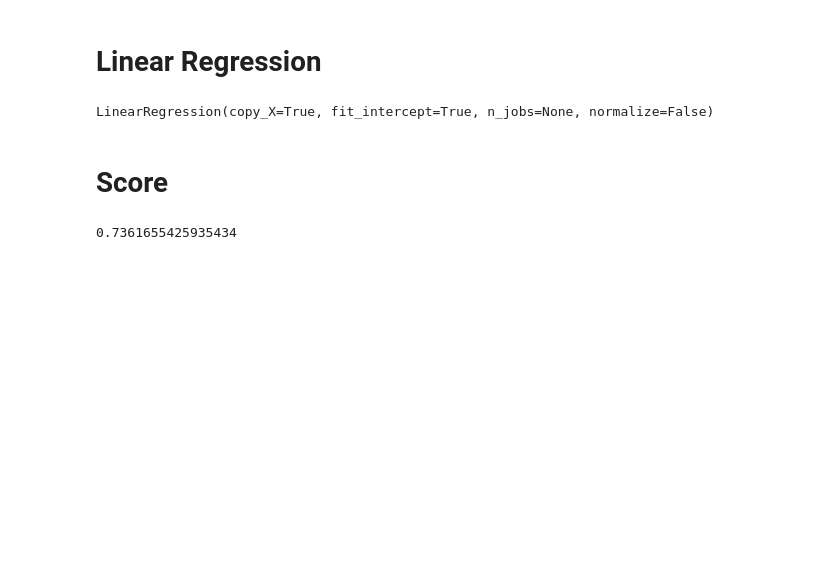
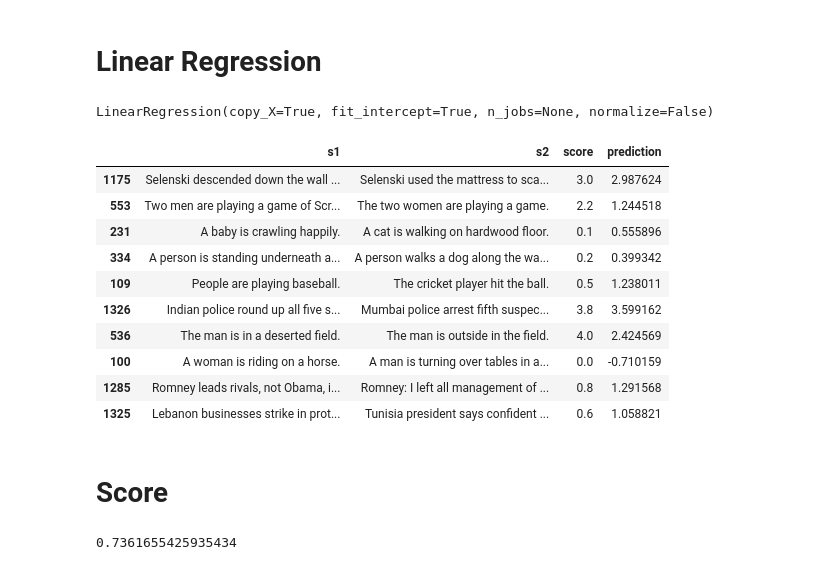
Before and after one commit to Dash400air/Bert_task, a Jupyter notebook: STS_B.ipynb, the cells around one changed output. Drawn from its saved outputs; the diff is of its cells as text; code cells hidden in the pictures; blank space fills up the shorter version.

```diff
--- a/STS_B.ipynb
+++ b/STS_B.ipynb
@@ -152,6 +154,22 @@ lr.fit(X_train, y_train)
 LinearRegression(copy_X=True, fit_intercept=True, n_jobs=None, normalize=False)
 # %%
 pred = lr.predict(X_valid)
+# %%
+valid['prediction'] = pred
+# %%
+valid[['s1', 's2', 'score', 'prediction']].sample(10)
+# %% [output]
+|  | s1 | s2 | score | prediction |
+| 1175 | Selenski descended down the wall ... | Selenski used the mattress to sca... | 3.0 | 2.987624 |
+| 553 | Two men are playing a game of Scr... | The two women are playing a game. | 2.2 | 1.244518 |
+| 231 | A baby is crawling happily. | A cat is walking on hardwood floor. | 0.1 | 0.555896 |
+| 334 | A person is standing underneath a... | A person walks a dog along the wa... | 0.2 | 0.399342 |
+| 109 | People are playing baseball. | The cricket player hit the ball. | 0.5 | 1.238011 |
+| 1326 | Indian police round up all five s... | Mumbai police arrest fifth suspec... | 3.8 | 3.599162 |
+| 536 | The man is in a deserted field. | The man is outside in the field. | 4.0 | 2.424569 |
+| 100 | A woman is riding on a horse. | A man is turning over tables in a... | 0.0 | -0.710159 |
+| 1285 | Romney leads rivals, not Obama, i... | Romney: I left all management of ... | 0.8 | 1.291568 |
+| 1325 | Lebanon businesses strike in prot... | Tunisia president says confident ... | 0.6 | 1.058821 |
 # %% [markdown]
 # Score
 # %%
```
Also changed, not shown: parts of 9 cells of this notebook.
